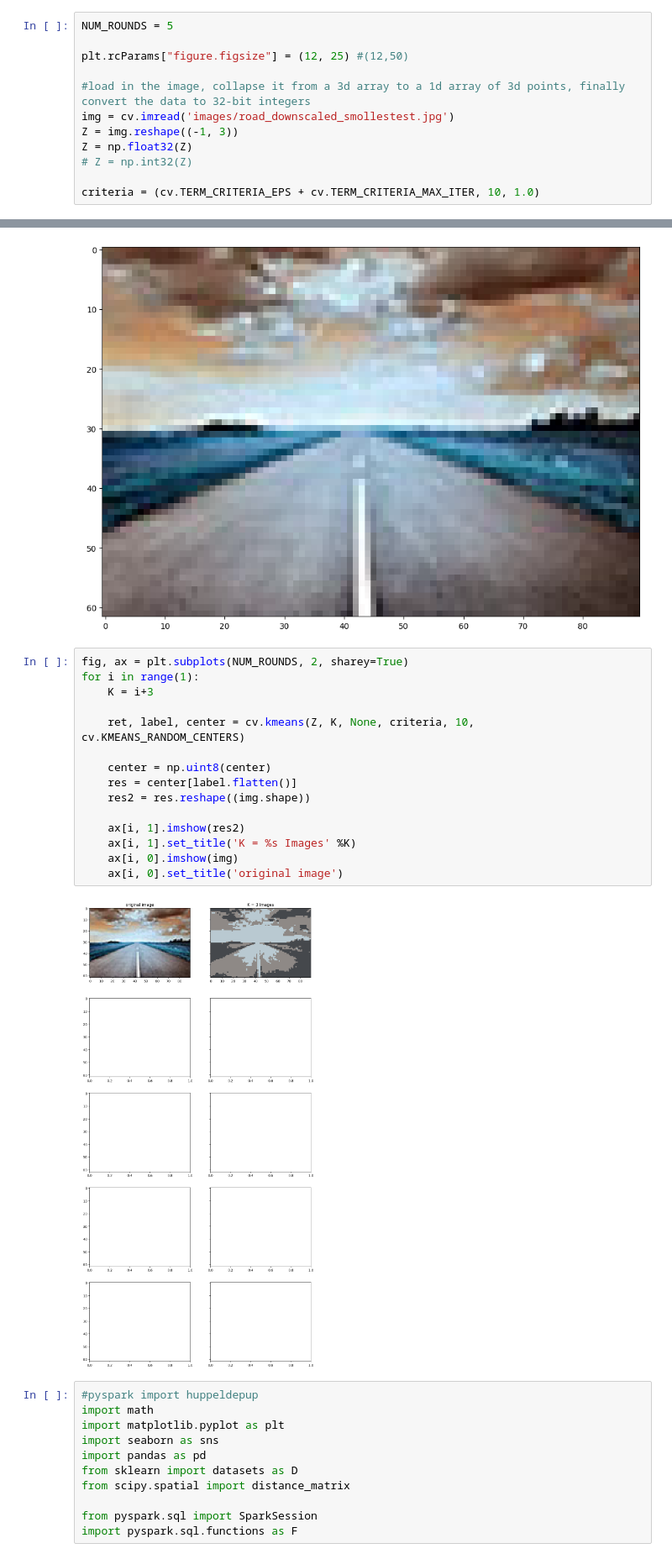
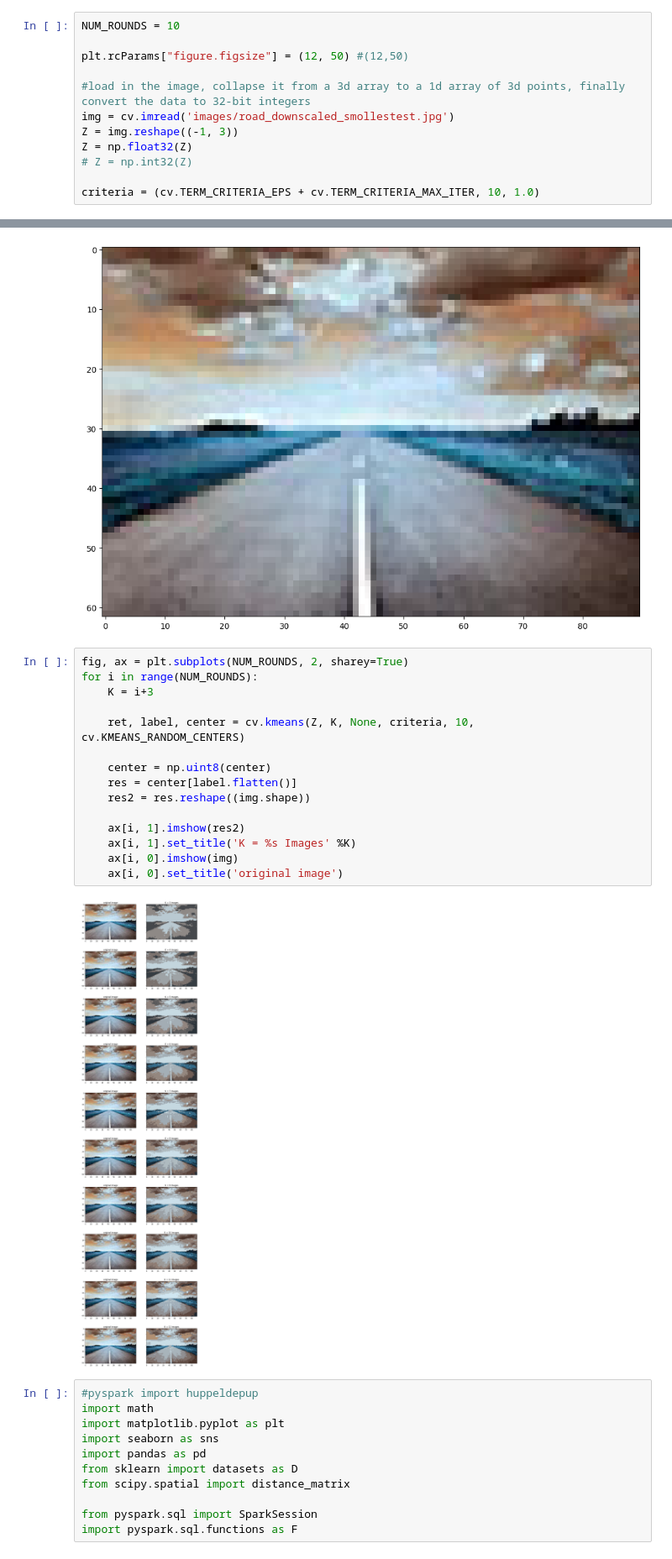
Before and after one commit to Br4ggs/2IMA35-Report-1, a Jupyter notebook: img segmentation.ipynb, the cells around one changed output, grey strips where cells are left out. Shown at 84% size. Saved outputs shown, nothing was run; the diff lists cells and outputs as text.

```diff
--- a/img segmentation.ipynb
+++ b/img segmentation.ipynb
@@ -4,9 +4,9 @@ import numpy as np
 import cv2 as cv
 import matplotlib.pyplot as plt
 # %%
-NUM_ROUNDS = 5
+NUM_ROUNDS = 10
 
-plt.rcParams["figure.figsize"] = (12, 25) #(12,50)
+plt.rcParams["figure.figsize"] = (12, 50) #(12,50)
 
 #load in the image, collapse it from a 3d array to a 1d array of 3d points, finally convert the data to 32-bit integers
 img = cv.imread('images/road_downscaled_smollestest.jpg')
@@ -27,21 +27,21 @@ plt.imshow(img)
 [figure]
 # %%
 fig, ax = plt.subplots(NUM_ROUNDS, 2, sharey=True)
-for i in range(1):
+for i in range(NUM_ROUNDS):
     K = i+3
 
     ret, label, center = cv.kmeans(Z, K, None, criteria, 10, cv.KMEANS_RANDOM_CENTERS)
 
     center = np.uint8(center)
     res = center[label.flatten()]
     res2 = res.reshape((img.shape))
 
     ax[i, 1].imshow(res2)
     ax[i, 1].set_title('K = %s Images' %K)
     ax[i, 0].imshow(img)
     ax[i, 0].set_title('original image')
 # %% [output]
-[figure, old version]
+[figure, new version]
 # %%
 #pyspark import huppeldepup
 import math
```
Also changed, not shown: parts of 3 cells of this notebook.
